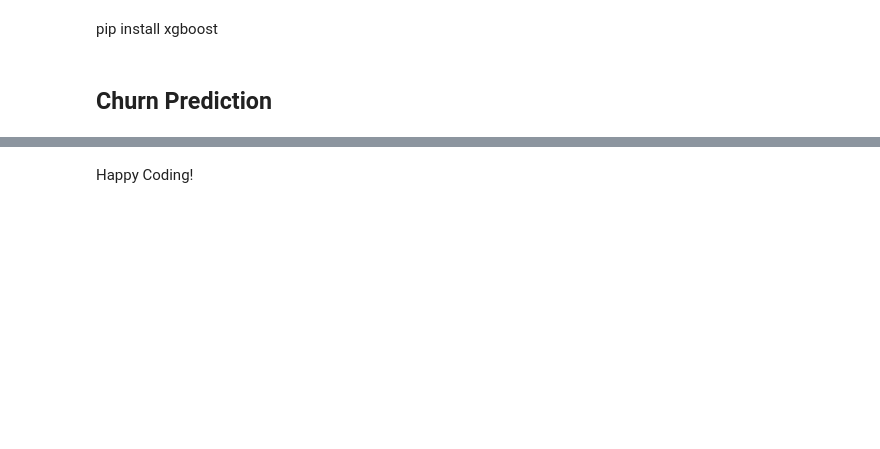
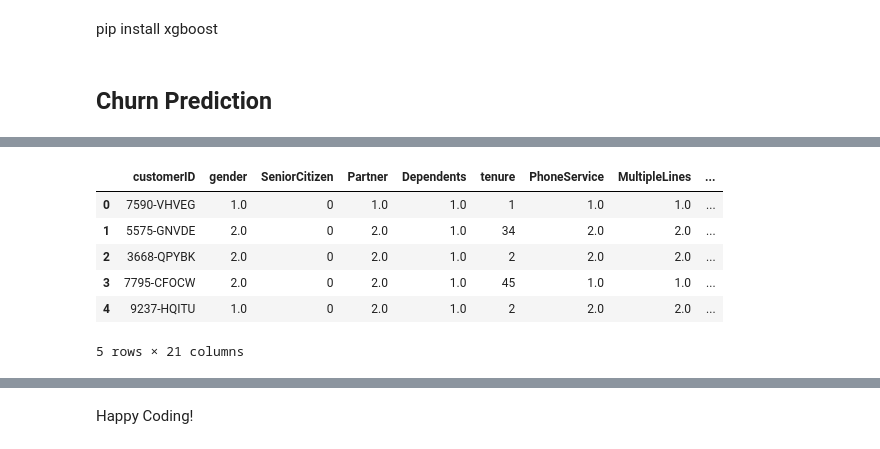
Before and after one commit to jposluszny/Machine-Learning, a Jupyter notebook: 5. XGBoost/1. Classification/Project/Exercise - XGBoostClassifier.ipynb, the cells around one changed output, grey strips where cells are left out. Drawn from its saved outputs; the diff is of its cells as text; code cells hidden in the pictures; blank space fills up the shorter version.

```diff
--- a/5. XGBoost/1. Classification/Project/Exercise - XGBoostClassifier.ipynb
+++ b/5. XGBoost/1. Classification/Project/Exercise - XGBoostClassifier.ipynb
@@ -31,3 +57,5 @@ import seaborn as sns
 # Create a dataframe called cat_feats
 # It should contain all the categorical features of the
 # Data Frame
+cat_feats = df.select_dtypes(include=['O']).columns[1:-1]
+cat_feats
@@ -34,2 +68,4 @@ import seaborn as sns
 # %%
 # Convert Churn into a dummy variable
+dff = pd.get_dummies(data=df, columns=['Churn'], drop_first=True)
+dff.head()
@@ -36,3 +80,16 @@ import seaborn as sns
+# %%
+from category_encoders import OrdinalEncoder
+enc = OrdinalEncoder(cols = cat_feats,  handle_unknown = 'return_nan', handle_missing = 'return_nan')
+df_trans = enc.fit_transform(dff)
+df_trans.head()
+# %% [output]
+|  | customerID | gender | SeniorCitizen | Partner | Dependents | tenure | PhoneService | MultipleLines | ... |
+| 0 | 7590-VHVEG | 1.0 | 0 | 1.0 | 1.0 | 1 | 1.0 | 1.0 | ... |
+| 1 | 5575-GNVDE | 2.0 | 0 | 2.0 | 1.0 | 34 | 2.0 | 2.0 | ... |
+| 2 | 3668-QPYBK | 2.0 | 0 | 2.0 | 1.0 | 2 | 2.0 | 2.0 | ... |
+| 3 | 7795-CFOCW | 2.0 | 0 | 2.0 | 1.0 | 45 | 1.0 | 1.0 | ... |
+| 4 | 9237-HQITU | 1.0 | 0 | 2.0 | 1.0 | 2 | 2.0 | 2.0 | ... |
+5 rows × 21 columns
 # %%
 # Convert the categories into integers
 # Display the head of the converted dataframe
```
Also changed, not shown: parts of 27 cells of this notebook.
